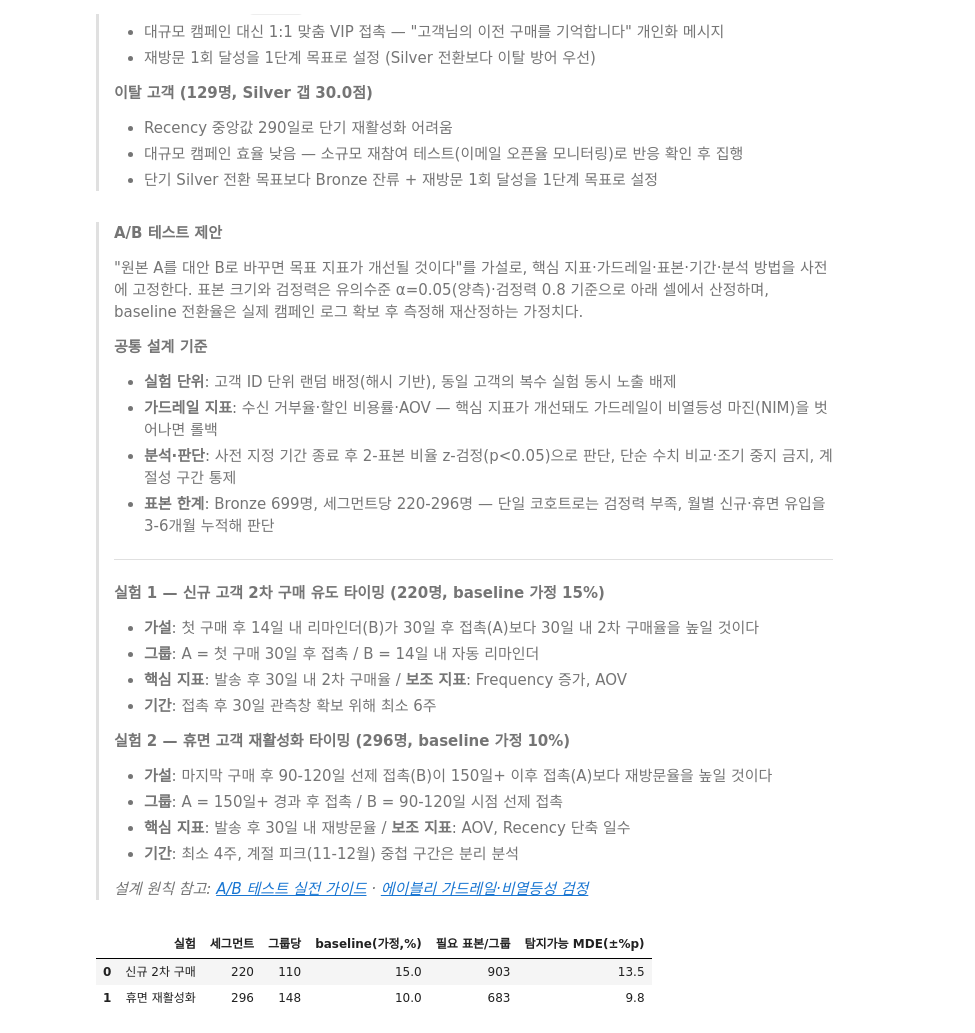
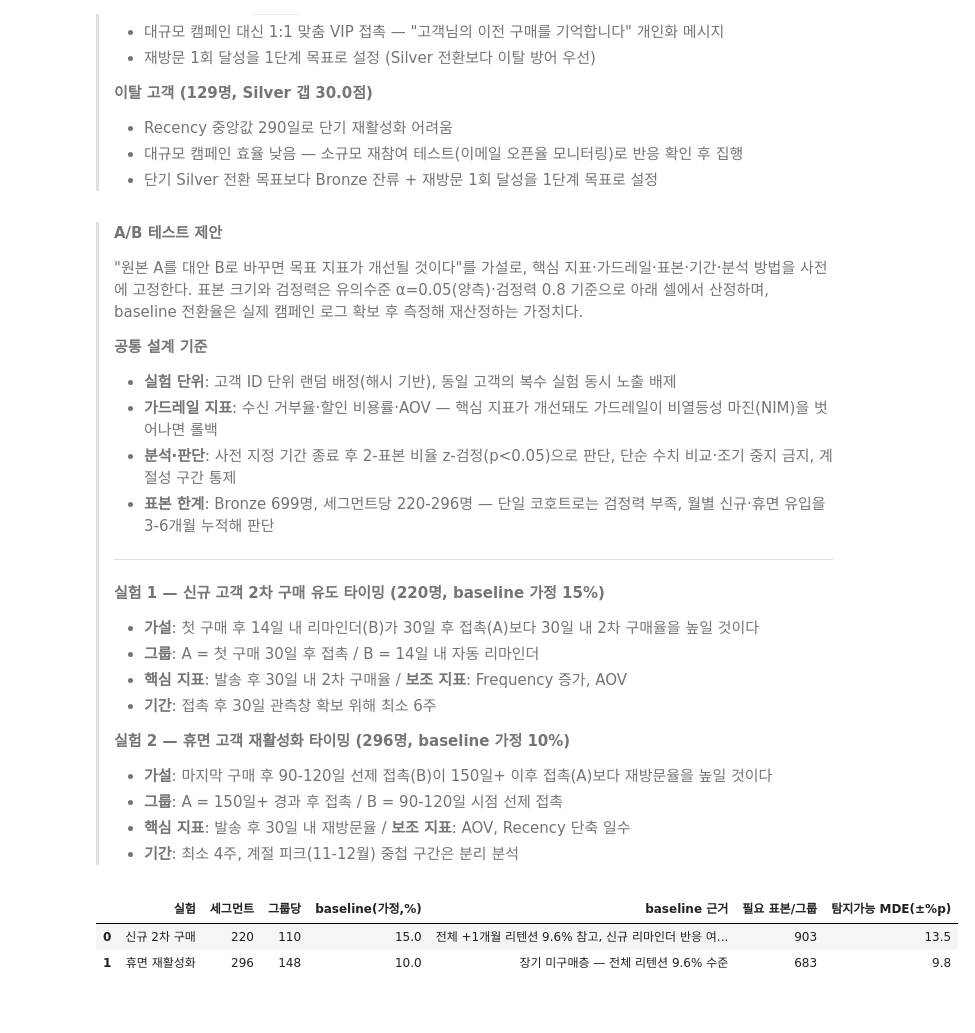
Before and after one commit to kth530/dacon_e_commerce, a Jupyter notebook: notebooks/04_segment_bronze.ipynb, the cells around one changed output. Drawn from its saved outputs; the diff is of its cells as text; code cells hidden in the pictures.

```diff
--- a/notebooks/04_segment_bronze.ipynb
+++ b/notebooks/04_segment_bronze.ipynb
@@ -1060,44 +1060,44 @@ Gold·Silver에서 관찰된 계절성 패턴과 달리 Bronze는 **이탈 시
 > - **그룹**: A = 150일+ 경과 후 접촉 / B = 90-120일 시점 선제 접촉
 > - **핵심 지표**: 발송 후 30일 내 재방문율 / **보조 지표**: AOV, Recency 단축 일수
 > - **기간**: 최소 4주, 계절 피크(11-12월) 중첩 구간은 분리 분석
->
-> _설계 원칙 참고: [A/B 테스트 실전 가이드](https://sseozytank.tistory.com/44) · [에이블리 가드레일·비열등성 검정](https://ably.team/news/Z6xdlBIAAFGbReza)_
 # %%
 # A/B 표본 크기·검정력 산정 — 실험 결과가 아니라 세그먼트 인원으로 "필요 표본 vs 현재"를 계산
+# baseline은 관측 지표(전체 +1개월 리텐션 9.6%, 등급별 재방문율)를 참고한 가정치이며 실제 로그 확보 후 재산정한다
 from scipy.stats import norm
 
 def required_n(p1, mde, alpha=0.05, power=0.8):
     """2-표본 비율 검정에서 p1 대비 +mde(절대) 탐지에 필요한 그룹당 표본."""
     p2 = p1 + mde
     z = norm.ppf(1 - alpha / 2) + norm.ppf(power)
     return (z ** 2 * (p1 * (1 - p1) + p2 * (1 - p2))) / (p1 - p2) ** 2
 
 def detectable_mde(p1, n_per_group, alpha=0.05, power=0.8):
     """그룹당 n_per_group에서 탐지 가능한 최소 효과(±%p, 근사)."""
     z = norm.ppf(1 - alpha / 2) + norm.ppf(power)
     return z * (2 * p1 * (1 - p1) / n_per_group) ** 0.5
 
-# (실험, 세그먼트 인원, baseline 가정, 목표 상승폭 +%p)
+# (실험, 세그먼트 인원, baseline 가정, 목표 상승폭 +%p, baseline 근거)
 plans = [
-    ("신규 2차 구매", 220, 0.15, 0.05),
-    ("휴면 재활성화", 296, 0.10, 0.05),
+    ("신규 2차 구매", 220, 0.15, 0.05, "전체 +1개월 리텐션 9.6% 참고, 신규 리마인더 반응 여지 상향"),
+    ("휴면 재활성화", 296, 0.1, 0.05, "장기 미구매층 — 전체 리텐션 9.6% 수준"),
 ]
 
 rows = []
-for name, n_seg, p1, mde in plans:
+for name, n_seg, p1, mde, why in plans:
     n_grp = n_seg / 2
     rows.append({
         "실험": name,
         "세그먼트": n_seg,
         "그룹당": int(n_grp),
         "baseline(가정,%)": round(p1 * 100, 1),
+        "baseline 근거": why,
         "필요 표본/그룹": int(round(required_n(p1, mde))),
         "탐지가능 MDE(±%p)": round(detectable_mde(p1, n_grp) * 100, 1),
     })
 
 ab_power = pd.DataFrame(rows)
 ab_power
 # %% [output]
-|  | 실험 | 세그먼트 | 그룹당 | baseline(가정,%) | 필요 표본/그룹 | 탐지가능 MDE(±%p) |
-| 0 | 신규 2차 구매 | 220 | 110 | 15.0 | 903 | 13.5 |
-| 1 | 휴면 재활성화 | 296 | 148 | 10.0 | 683 | 9.8 |
+|  | 실험 | 세그먼트 | 그룹당 | baseline(가정,%) | baseline 근거 | 필요 표본/그룹 | 탐지가능 MDE(±%p) |
+| 0 | 신규 2차 구매 | 220 | 110 | 15.0 | 전체 +1개월 리텐션 9.6% 참고, 신규 리마인더 반응 여... | 903 | 13.5 |
+| 1 | 휴면 재활성화 | 296 | 148 | 10.0 | 장기 미구매층 — 전체 리텐션 9.6% 수준 | 683 | 9.8 |
```
Also changed, not shown: 3 other files.
